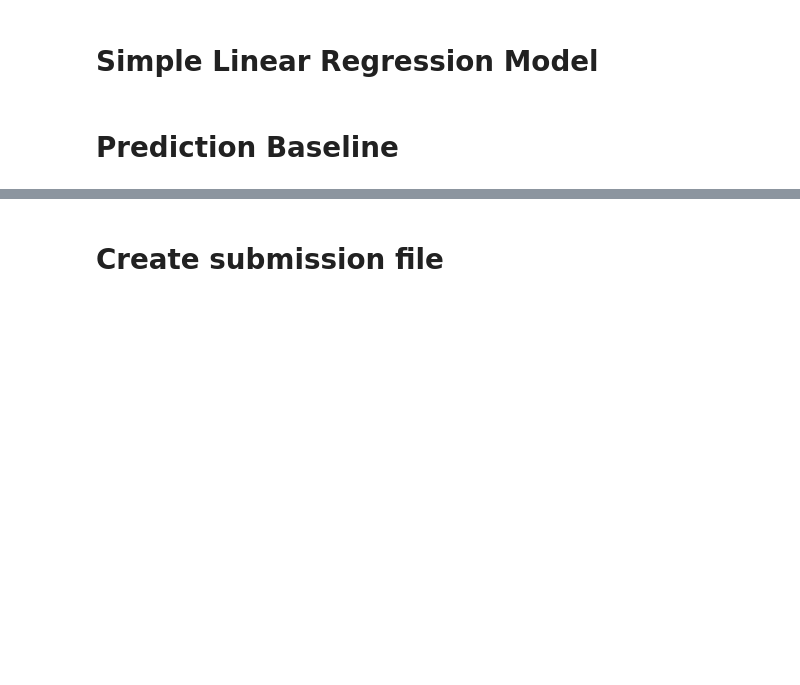
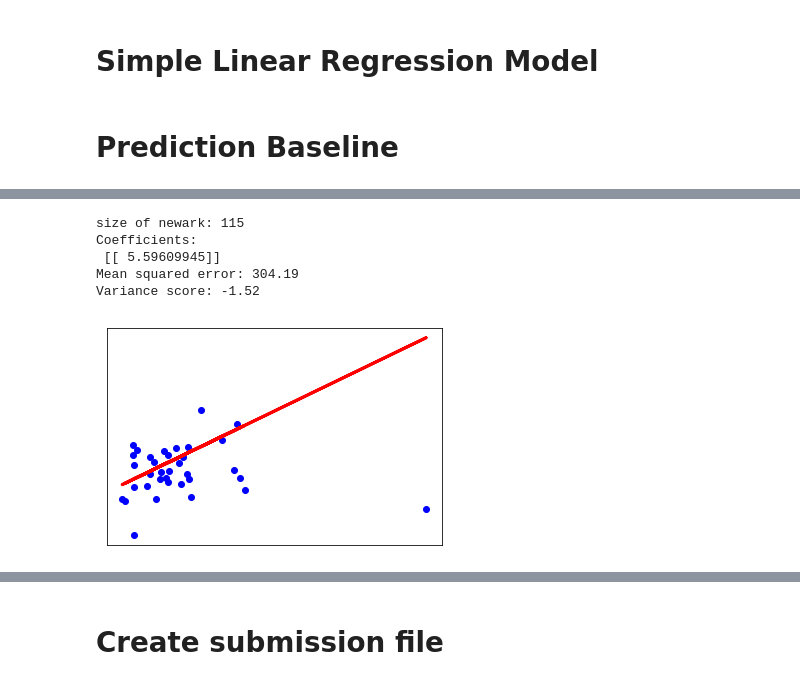
Before and after one commit to LiamWahahaha/data-science, a Jupyter notebook: AdvancedFeature.ipynb, the cells around one changed output, grey strips where cells are left out. Saved outputs shown, nothing was run; the diff lists cells and outputs as text; code cells hidden in the pictures; blank space fills up the shorter version.

```diff
--- a/AdvancedFeature.ipynb
+++ b/AdvancedFeature.ipynb
@@ -451,0 +872,11 @@ not_in_jfk_df = base_df.loc[(base_df['to_jfk'] == 0) & (base_df['from_jfk'] == 0
+# %%
+print('size of newark:', train_df_newark.shape[0])
+newark_regr = simple_linear_regression(train_df_newark, x_feature='dist', y_feature='adjusted_fare_amount')
+train_df_newark.describe()
+# %% [output]
+size of newark: 115
+Coefficients:
+ [[ 5.59609945]]
+Mean squared error: 304.19
+Variance score: -1.52
+[figure, added]
```
Also changed, not shown: parts of 108 cells of this notebook, 1 other file.
